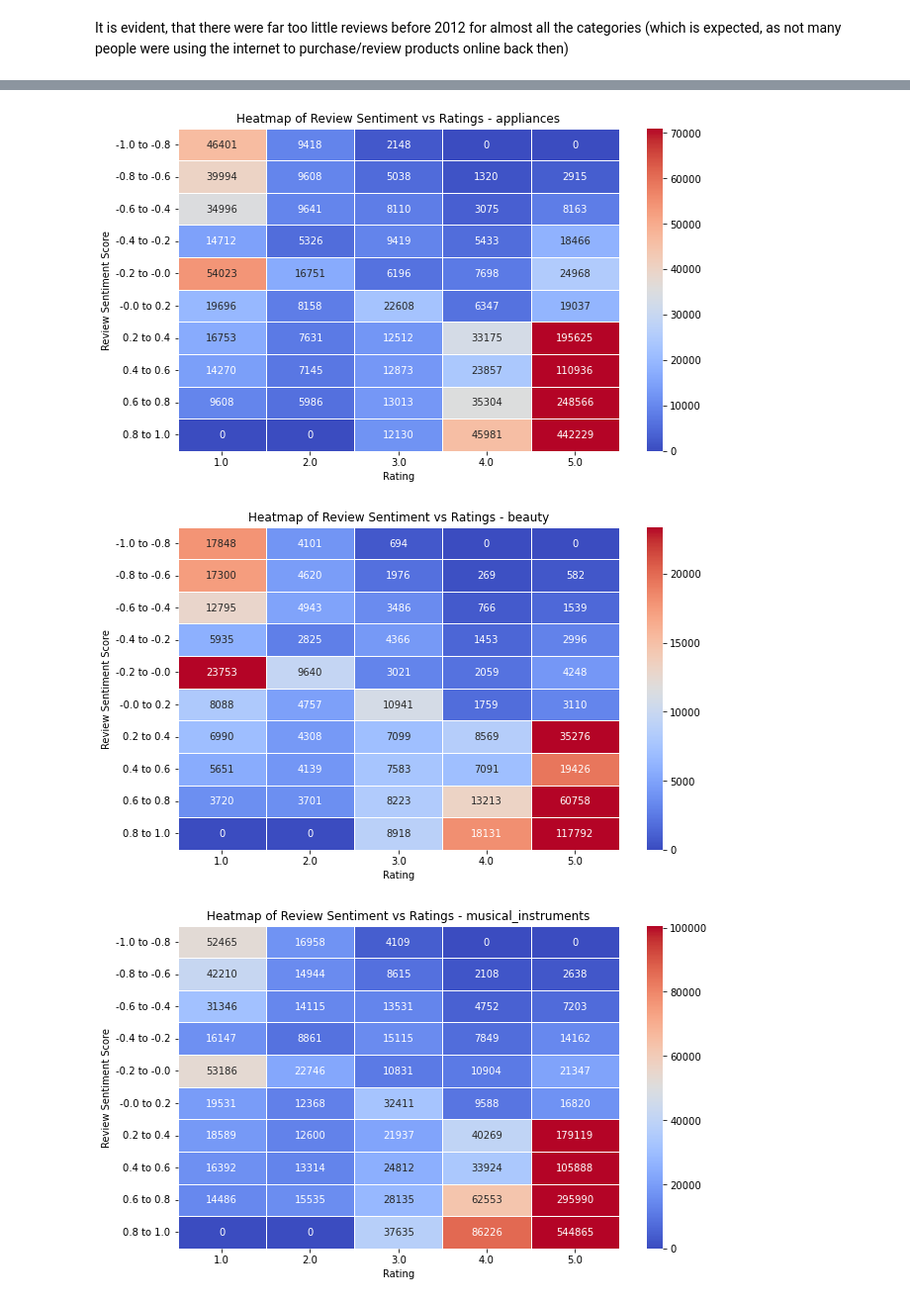
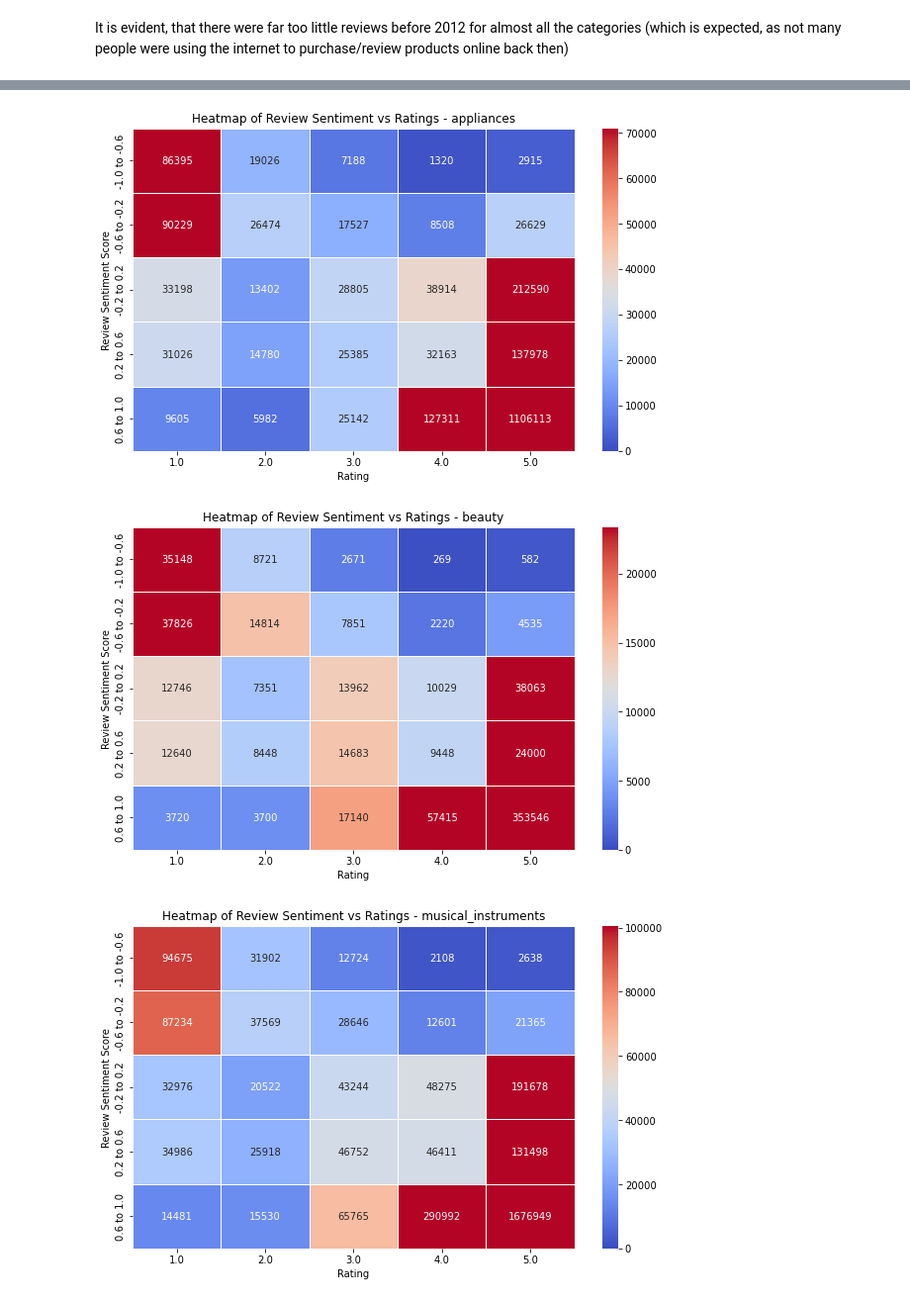
Before and after one commit to Fanisbar/Mining_Amazon, a Jupyter notebook: part1.ipynb, the cells around one changed output, grey strips where cells are left out. Shown at 99% size. Saved outputs shown, nothing was run; the diff lists cells and outputs as text; code cells hidden in the pictures.

Commit message:
need to revisit the heatmap

```diff
--- a/part1.ipynb
+++ b/part1.ipynb
@@ -205,8 +205,8 @@ import pandas as pd
 reviews_dfs = {}
 meta_dfs = {}
 for category in categories:
-    reviews_csv_file = f"./{category}_reviews.csv"
-    meta_csv_file = f"./{category}_meta.csv"
+    reviews_csv_file = f"./datasets/{category}_reviews.csv"
+    meta_csv_file = f"./datasets/{category}_meta.csv"
     reviews_dfs[category] = pd.read_csv(reviews_csv_file)
     meta_dfs[category] = pd.read_csv(meta_csv_file)
     print(f"Created dataframes for {category}")
@@ -604,14 +607,22 @@ def best_selling_products(category, top_n):
     merged_df = merged_df[merged_df['avg_rating'] >= 4]
 
     # sort by verified review count descending and take top_n
-    top_products = merged_df.sort_values(by='verified_review_count', ascending=False).head(top_n*2)
+    top_products = merged_df.sort_values(by='verified_review_count', ascending=False).head(top_n*5)
     top_products = top_products.sort_values(by='avg_rating', ascending=False).head(top_n)
+
+    top_products_for_csv = merged_df.sort_values(by='verified_review_count', ascending=False).head(top_n*5)
+    top_products_for_csv = top_products_for_csv.sort_values(by='avg_rating', ascending=False)
+    top_products_for_csv.head(100).to_csv(f"best_sellers_{category}.csv")
+    # print(f"Created csv for best sellers in {category}", end='')
 
     print(f"\nTop {top_n} best-selling products (based on verified purchases) in category '{category}':\n")
     for idx, row in top_products.iterrows():
         print(f"- {row['parent_asin']}: {row['title']} (reviews: {row['verified_review_count']}, avg rating: {row['avg_rating']:.2f})")
     print("")
-
+    del top_products
+    del top_products_for_csv
+    del merged_df
+    gc.collect()
 
 for category in categories:
     best_selling_products(category, 5)
@@ -683,12 +693,9 @@ def compute_vader_sentiment(text):
     return analyzer.polarity_scores(str(text)[:1000])['compound']
     # return analyzer.polarity_scores(text)['compound']
 
+print("Few results of sentiment extraction-adjustment-labelling:\n")
 for category in categories:
-    print(f"#################################################")
-    print("##")
-    print(f"##       Category: {category}")
-    print("##")
-    print(f"#################################################")
+    print(f"Category: {category}")
     df = reviews_dfs[category].copy()
     df['vader_sentiment'] = df['text'].apply(compute_vader_sentiment)
     df['adjusted_sentiment'] = df['vader_sentiment']
@@ -712,7 +719,8 @@ for category in categories:
     # save back to dataframe
     reviews_dfs[category] = df
 
-    print("Few results of sentiment extraction-adjustment-labelling:")
-    print(df[['rating', 'vader_sentiment', 'adjusted_sentiment', 'final_sentiment']].head())
-    print("\n\n")
+    # using display for better formatting visually
+    # print(df[['rating', 'vader_sentiment', 'adjusted_sentiment', 'final_sentiment']].head())
+    # print("\n\n")
+    display(df[['rating', 'vader_sentiment', 'adjusted_sentiment', 'final_sentiment']].head())
 # %% [output]
@@ -736,33 +764,33 @@ Few results of sentiment extraction-adjustment-labelling:
 # %%
 ##################################################################
 ###                                                            ###
 ###          HEATMAP FOR SENTIMENT SCORE/RATING SCORE          ###
 ###                                                            ###
 ##################################################################
 
 # define sentiment bins (-1 to 1 in steps of 0.2)
-bins = np.arange(-1, 1.1, 0.2)
+bins = np.arange(-1, 1.1, 0.4)
 bin_labels = [f"{round(bins[i], 1)} to {round(bins[i+1], 1)}" for i in range(len(bins) - 1)]
 
 for category in categories:
     df = reviews_dfs[category].copy()
 
     # bin the stored final sentiment scores
     df['sentiment_bin'] = pd.cut(df['adjusted_sentiment'], bins=bins, labels=bin_labels, include_lowest=True)
 
     # create pivot table: count of reviews for each (rating, sentiment_bin) pair
     # necessary for the heat map
     heatmap_data = df.pivot_table(index='sentiment_bin', columns='rating', aggfunc='size', fill_value=0)
 
     plt.figure(figsize=(10, 6))
-    # vmax is max_rows/20 so that a good color distribution is achieved
+    # vmax is set to max_rows/20 so that a good color distribution is achieved
     # if it was a lot higher (e.g.max_rows/2) most blocks of the map would have almost the same color
     sns.heatmap(heatmap_data, cmap='coolwarm', annot=True, fmt='d', linewidths=.5, vmin=0, vmax=len(df)/30)
     plt.title(f'Heatmap of Review Sentiment vs Ratings - {category}')
     plt.xlabel('Rating')
     plt.ylabel('Review Sentiment Score')
     plt.show()
 # %% [output]
-[figure, old version]
+[figure, new version]
-[figure, old version]
+[figure, new version]
-[figure, old version]
+[figure, new version]
```
Also changed, not shown: parts of 13 cells of this notebook, 1 other file.
